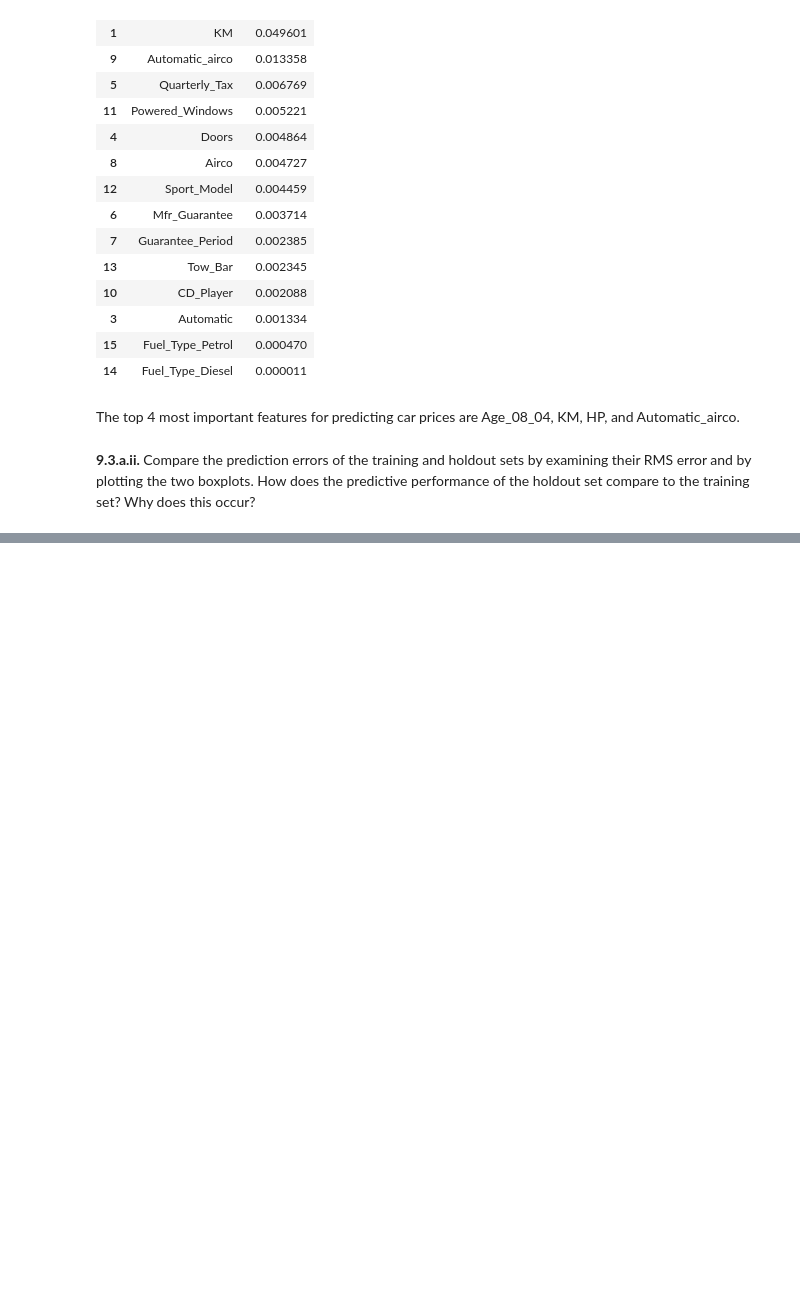
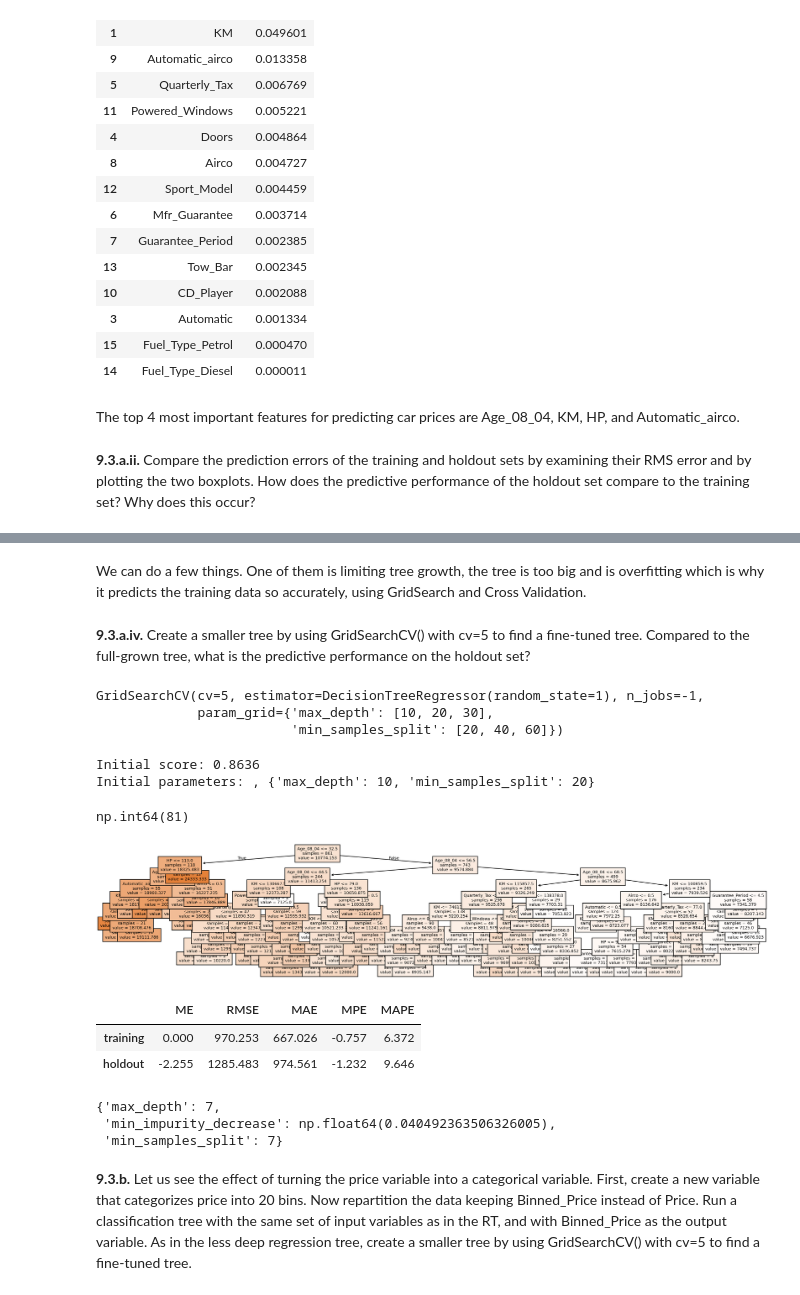
Before and after one commit to sascott9655/ADS-505-, a Jupyter notebook: Lab_Module2.ipynb, the cells around one changed output, grey strips where cells are left out. Drawn from its saved outputs; the diff is of its cells as text; code cells hidden in the pictures; blank space fills up the shorter version.

```diff
--- a/Lab_Module2.ipynb
+++ b/Lab_Module2.ipynb
@@ -123,0 +120,44 @@ reg_tree_h = reg_tree_h.fit(holdout_X, holdout_y)
+# %% [markdown]
+We can do a few things. One of them is limiting tree growth, the tree is too big and is overfitting which is why it predicts the training data so accurately, using GridSearch and Cross Validation.
+# %% [markdown]
+__9.3.a.iv.__ Create a smaller tree by using GridSearchCV() with cv=5 to find a fine-tuned tree. Compared to the full-grown tree, what is the predictive performance on the holdout set?
+# %%
+param_grid = {
+    'max_depth': [10, 20, 30],
+    'min_samples_split': [20,40,60],
+}
+gridSearch = GridSearchCV(DecisionTreeRegressor(random_state=1),
+            param_grid, cv=5, n_jobs=-1) #n-jobs will use all available CPU power
+gridSearch.fit(train_X, train_y)
+# %% [output]
+GridSearchCV(cv=5, estimator=DecisionTreeRegressor(random_state=1), n_jobs=-1,
+             param_grid={'max_depth': [10, 20, 30],
+                         'min_samples_split': [20, 40, 60]})
+# %%
+print(f'Initial score: {gridSearch.best_score_:.4f}')
+print(f'Initial parameters: , {gridSearch.best_params_}')
+# %% [output]
+Initial score: 0.8636
+Initial parameters: , {'max_depth': 10, 'min_samples_split': 20}
+# %%
+optimal_reg_tree = gridSearch.best_estimator_
+importance_rt = pd.DataFrame({'feature': train_X.columns, 'importance': optimal_reg_tree.feature_importances_})
+optimal_reg_tree.get_n_leaves()
+# %% [output]
+np.int64(81)
+# %%
+plt.figure(figsize=[20,4], dpi=300)
+
+plot_tree(optimal_reg_tree, feature_names=train_X.columns, impurity=False, filled=True, fontsize=7)
+plt.show()
+# %% [output]
+[figure, added]
+# %%
+#error of optimal tree
+pd.DataFrame({'training': mlba.regressionMetrics(y_true=train_y, y_pred=optimal_reg_tree.predict(train_X)),
+              'holdout': mlba.regressionMetrics(y_true=holdout_y, y_pred=optimal_reg_tree.predict(holdout_X))
+            }).transpose().round(3)
+# %% [output]
+|  | ME | RMSE | MAE | MPE | MAPE |
+| training | 0.000 | 970.253 | 667.026 | -0.757 | 6.372 |
+| holdout | -2.255 | 1285.483 | 974.561 | -1.232 | 9.646 |
@@ -123,0 +168,17 @@ reg_tree_h = reg_tree_h.fit(holdout_X, holdout_y)
+# %%
+param_dist = {
+     "max_depth": list(range(1,25)),
+     "min_impurity_decrease": scipy.stats.expon(scale=1),
+     "min_samples_split": list(range(2,50)),
+ }
+
+randomSearch = RandomizedSearchCV(
+    DecisionTreeRegressor(random_state=1), param_dist, cv=5, n_iter=200, n_jobs=-1, random_state=1)
+randomSearch.fit(train_X, train_y)
+randomSearch.best_params_
+# %% [output]
+{'max_depth': 7,
+ 'min_impurity_decrease': np.float64(0.040492363506326005),
+ 'min_samples_split': 7}
+# %% [markdown]
+__9.3.b.__ Let us see the effect of turning the price variable into a categorical variable. First, create a new variable that categorizes price into 20 bins. Now repartition the data keeping Binned_Price instead of Price. Run a classification tree with the same set of input variables as in the RT, and with Binned_Price as the output variable. As in the less deep regression tree, create a smaller tree by using GridSearchCV() with cv=5 to find a fine-tuned tree.
```
Also changed, not shown: parts of 17 cells of this notebook.
